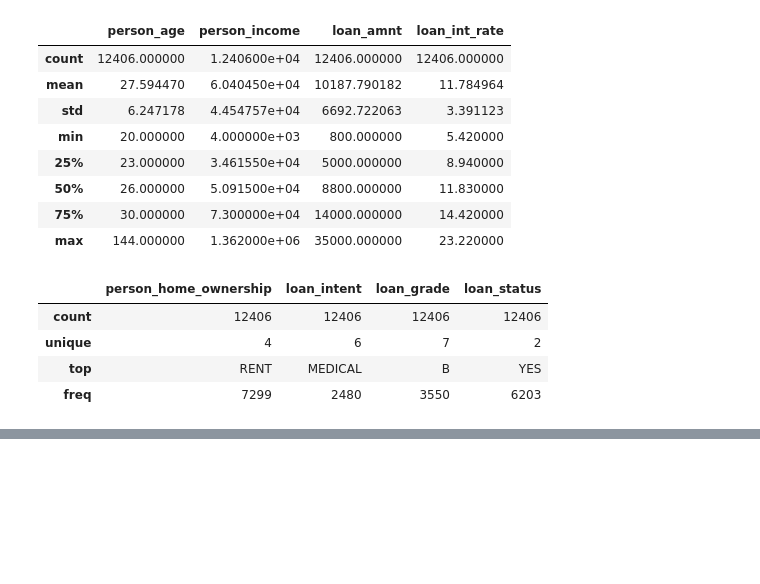
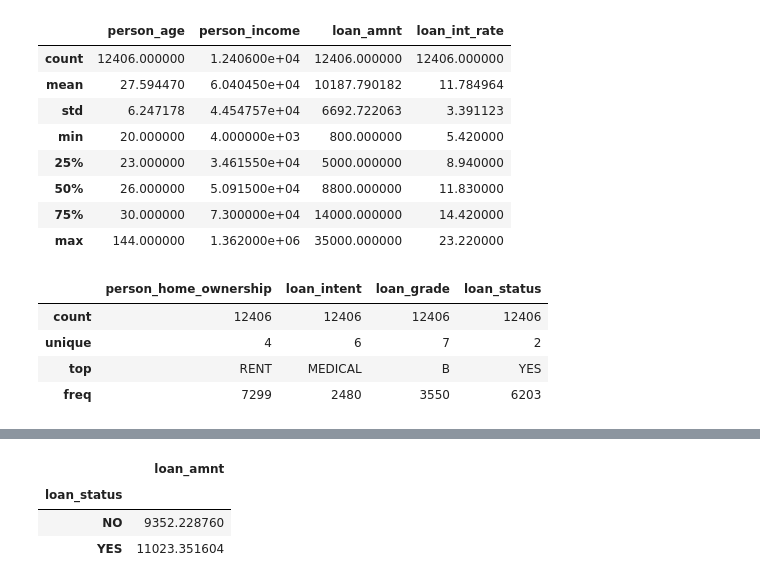
Before and after one commit to DARSHANH-analytics/MLModelOptimizationOFSS, a Jupyter notebook: day1/basics.ipynb, the cells around one changed output, grey strips where cells are left out. Cells and saved outputs as stored; diff of their text form; code cells hidden in the pictures; blank space fills up the shorter version.

```diff
--- a/day1/basics.ipynb
+++ b/day1/basics.ipynb
@@ -116,0 +180,13 @@ df[   categorical_columns  ].describe(   )
+# %%
+result = df.groupby(   ['loan_status']   ) [  ['loan_amnt']  ].mean()
+display(result)
+pe.bar(
+    y="loan_amnt",
+    x=result.index,
+    data_frame=result
+)
+# %% [output]
+|  | loan_amnt |
+| loan_status |  |
+| NO | 9352.228760 |
+| YES | 11023.351604 |
```
Also changed, not shown: parts of 25 cells of this notebook, 1 other file.
